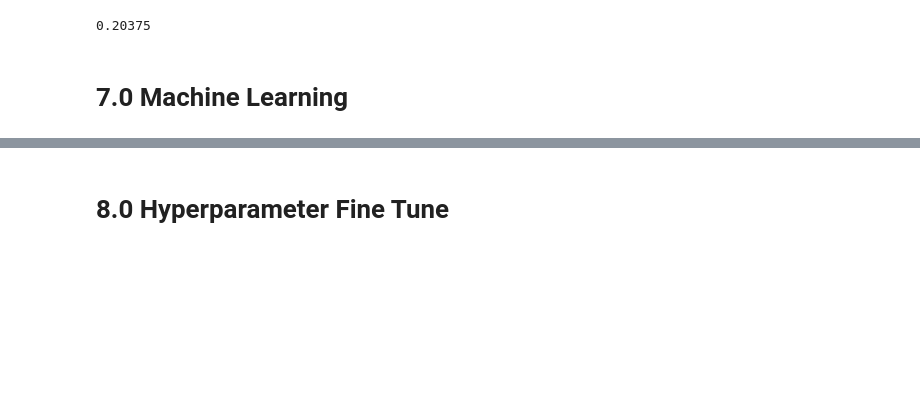
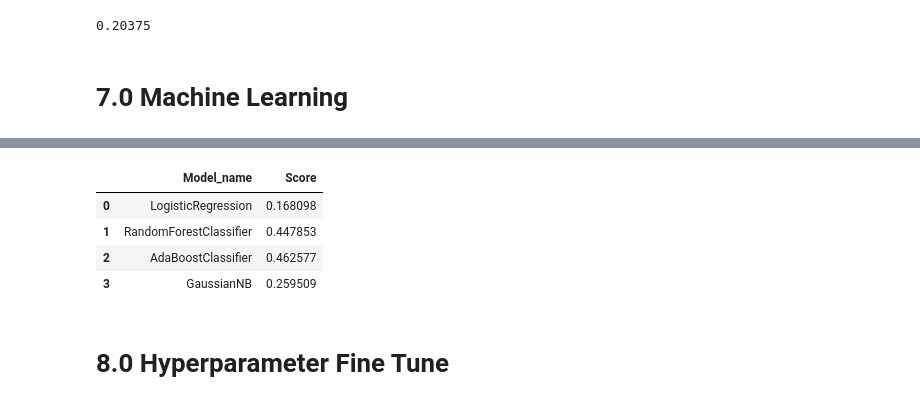
Before and after one commit to jmcabreira/Data-Science-CGP, a Jupyter notebook: notebooks/C01-jc-churnPred.ipynb, the cells around one changed output, grey strips where cells are left out. Saved outputs shown, nothing was run; the diff lists cells and outputs as text; code cells hidden in the pictures; blank space fills up the shorter version.

```diff
--- a/notebooks/C01-jc-churnPred.ipynb
+++ b/notebooks/C01-jc-churnPred.ipynb
@@ -557,3 +700,11 @@ churn_ratio
+# %%
+models_df
+# %% [output]
+|  | Model_name | Score |
+| 0 | LogisticRegression | 0.168098 |
+| 1 | RandomForestClassifier | 0.447853 |
+| 2 | AdaBoostClassifier | 0.462577 |
+| 3 | GaussianNB | 0.259509 |
 # %% [markdown]
 # 8.0 Hyperparameter Fine Tune
 # %% [markdown]
```
Also changed, not shown: parts of 4 cells of this notebook, 5 other files.
